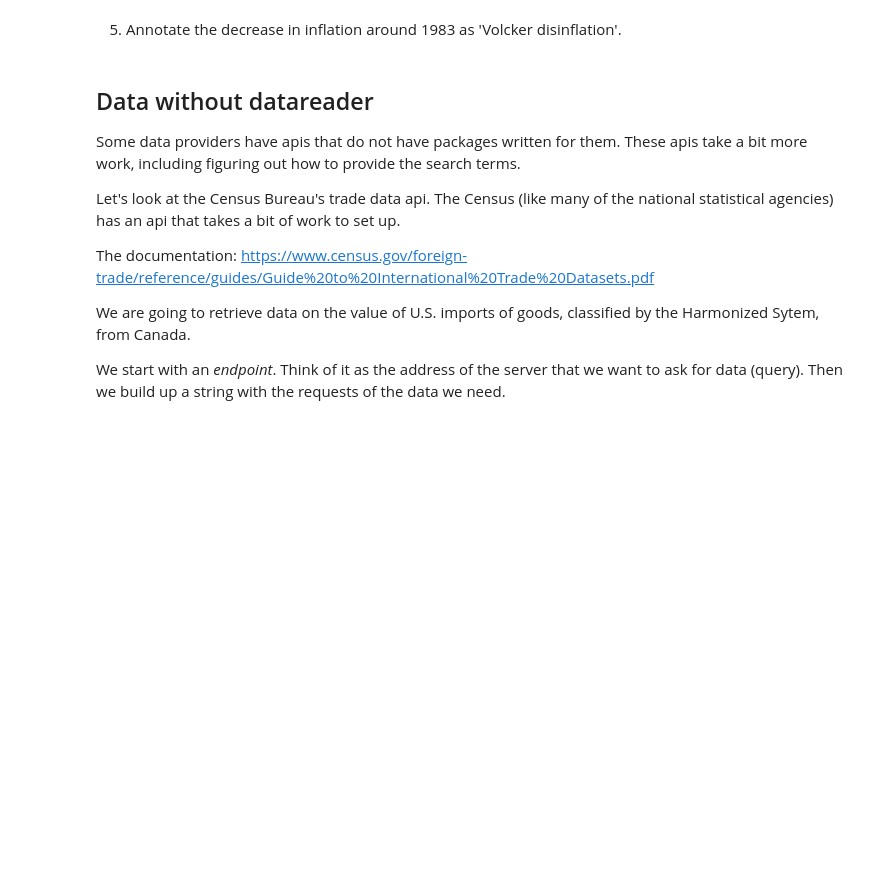
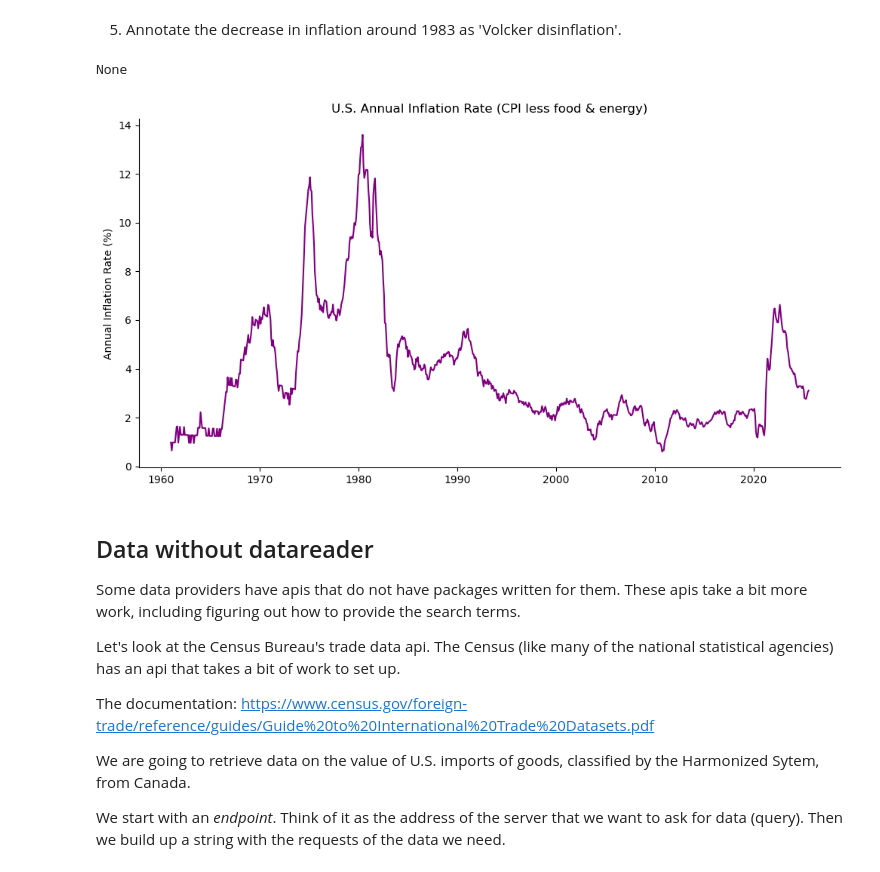
Before and after one commit to messymoose/ECON570, a Jupyter notebook: Lectures/10_02_api.ipynb, the cells around one changed output. Saved outputs shown, nothing was run; the diff lists cells and outputs as text; code cells hidden in the pictures; blank space fills up the shorter version.

```diff
--- a/Lectures/10_02_api.ipynb
+++ b/Lectures/10_02_api.ipynb
@@ -280,6 +375,28 @@ How has inflation in the United States evolved over the last 60 years? Let's inv
 4. Plot the annual inflation rate. What patterns do you see?
 # %% [markdown]
 5. Annotate the decrease in inflation around 1983 as 'Volcker disinflation'.
+# %%
+# 1. FRED code for CPI less food and energy: 'CPILFESL'
+cpi_code = 'CPILFESL'
+
+cpi = web.DataReader(cpi_code, 'fred', start='1960-01-01')
+
+print(cpi.index.freq)
+
+cpi['annual_inflation'] = cpi[cpi_code].pct_change(periods=12) * 100
+
+fig, ax = plt.subplots(figsize=(12,6))
+ax.plot(cpi.index, cpi['annual_inflation'], color='purple')
+ax.set_ylabel('Annual Inflation Rate (%)')
+ax.set_title('U.S. Annual Inflation Rate (CPI less food & energy)')
+
+
+
+sns.despine(ax=ax)
+plt.show()
+# %% [output]
+None
+[figure, added]
 # %% [markdown]
 ## Data without datareader
 
```
Also changed, not shown: parts of 26 cells of this notebook, 1 other file.
